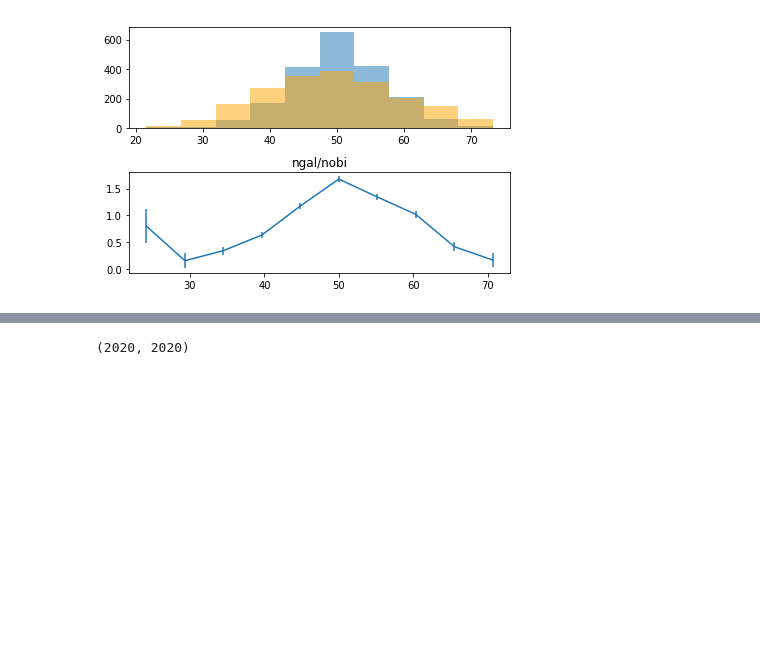
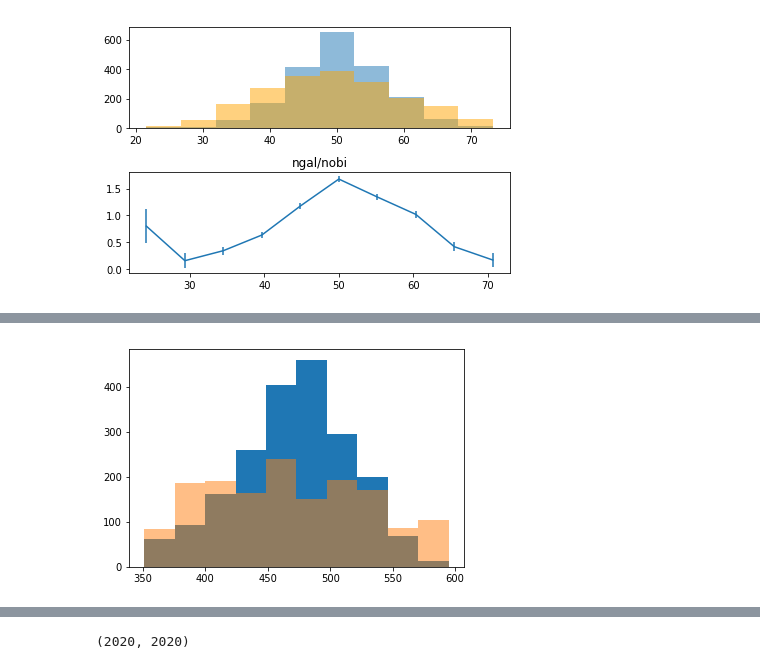
Before and after one commit to DriftingPig/Drones, a Jupyter notebook: obiwan_analysis/ang_corr/ipynb/200per_0215_validation.ipynb, the cells around one changed output, grey strips where cells are left out. Saved outputs shown, nothing was run; the diff lists cells and outputs as text; code cells hidden in the pictures; blank space fills up the shorter version.

```diff
--- a/obiwan_analysis/ang_corr/ipynb/200per_0215_validation.ipynb
+++ b/obiwan_analysis/ang_corr/ipynb/200per_0215_validation.ipynb
@@ -507,0 +506,7 @@ False
+# %%
+n,bins,patches = plt.hist(real_elg_dat['num2'],bins=10)
+ss = real_elg_dat['num'].sum()/real_elg_dat['num2'].sum()
+n2,bins2,patches2  = plt.hist(real_elg_dat['num']/ss,bins = bins,alpha=0.5)
+y2 = bins[:-1]+(bins[1]-bins[0])/2
+# %% [output]
+[figure, added]
```
Also changed, not shown: parts of 12 cells of this notebook, 1 other file.
